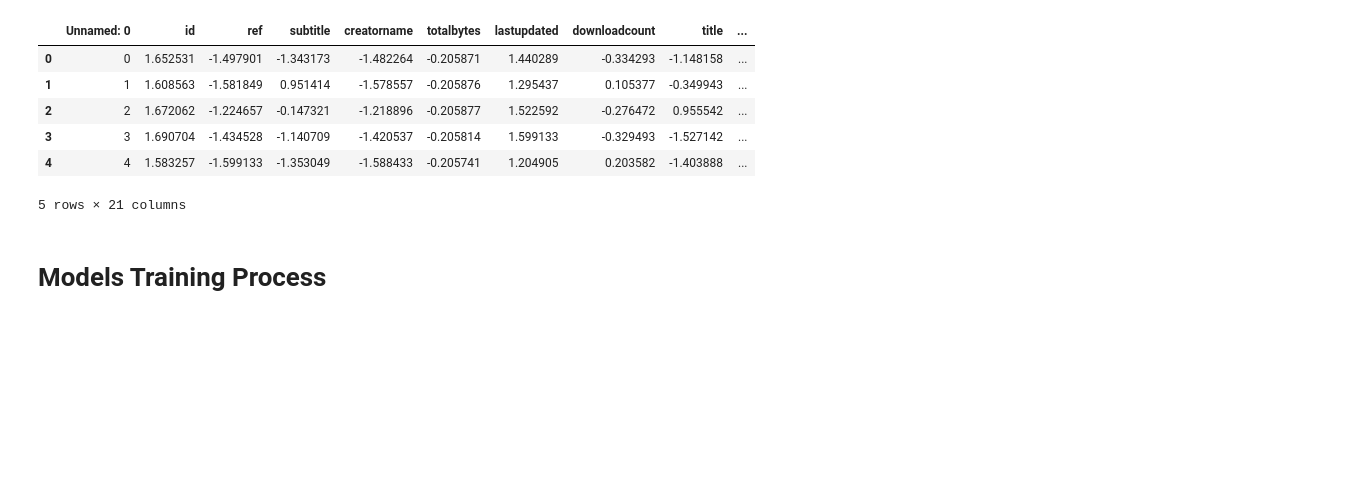
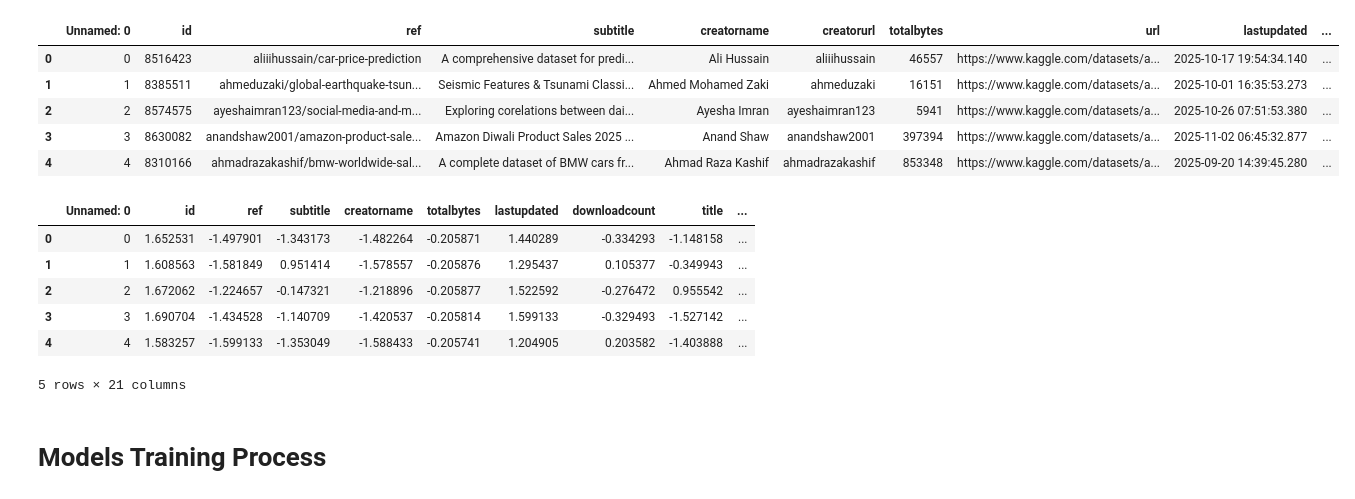
Before and after one commit to rasulbekdeveloper907/Best_Datasets_Ml_Project, a Jupyter notebook: Notebooks/model_selection.ipynb, the cells around one changed output. Drawn from its saved outputs; the diff is of its cells as text; code cells hidden in the pictures; blank space fills up the shorter version.

```diff
--- a/Notebooks/model_selection.ipynb
+++ b/Notebooks/model_selection.ipynb
@@ -6,3 +24,12 @@ Error:
+# %%
+df.head()
+# %% [output]
+|  | Unnamed: 0 | id | ref | subtitle | creatorname | creatorurl | totalbytes | url | lastupdated | ... |
+| 0 | 0 | 8516423 | aliiihussain/car-price-prediction | A comprehensive dataset for predi... | Ali Hussain | aliiihussain | 46557 | https://www.kaggle.com/datasets/a... | 2025-10-17 19:54:34.140 | ... |
+| 1 | 1 | 8385511 | ahmeduzaki/global-earthquake-tsun... | Seismic Features & Tsunami Classi... | Ahmed Mohamed Zaki | ahmeduzaki | 16151 | https://www.kaggle.com/datasets/a... | 2025-10-01 16:35:53.273 | ... |
+| 2 | 2 | 8574575 | ayeshaimran123/social-media-and-m... | Exploring corelations between dai... | Ayesha Imran | ayeshaimran123 | 5941 | https://www.kaggle.com/datasets/a... | 2025-10-26 07:51:53.380 | ... |
+| 3 | 3 | 8630082 | anandshaw2001/amazon-product-sale... | Amazon Diwali Product Sales 2025 ... | Anand Shaw | anandshaw2001 | 397394 | https://www.kaggle.com/datasets/a... | 2025-11-02 06:45:32.877 | ... |
+| 4 | 4 | 8310166 | ahmadrazakashif/bmw-worldwide-sal... | A complete dataset of BMW cars fr... | Ahmad Raza Kashif | ahmadrazakashif | 853348 | https://www.kaggle.com/datasets/a... | 2025-09-20 14:39:45.280 | ... |
 # %%
 import pandas as pd
 import logging
```
Also changed, not shown: parts of 2 cells of this notebook, 7 other files.
